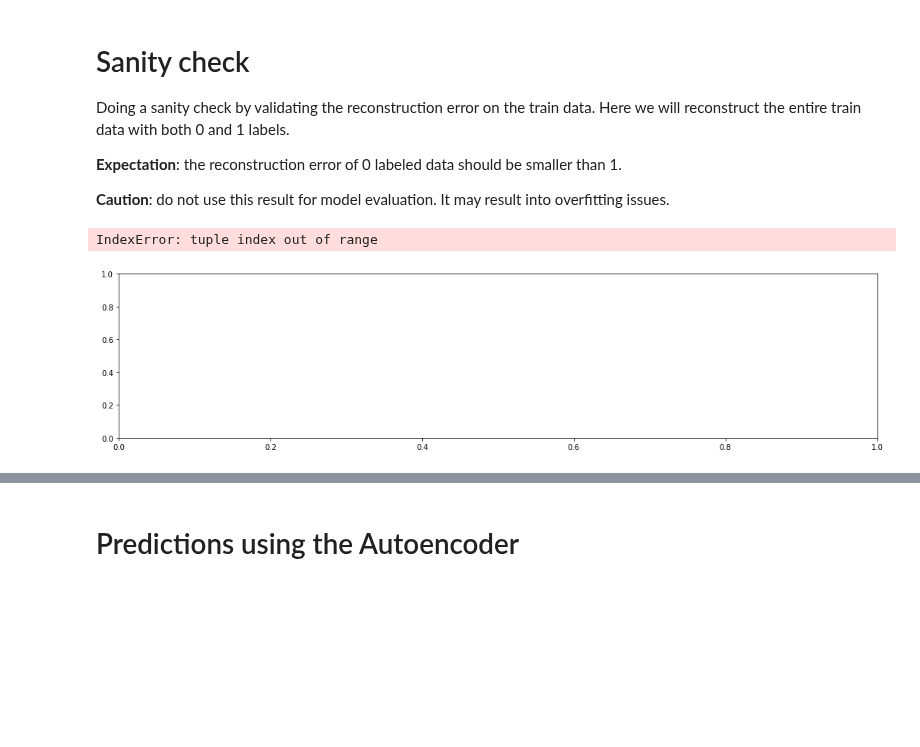
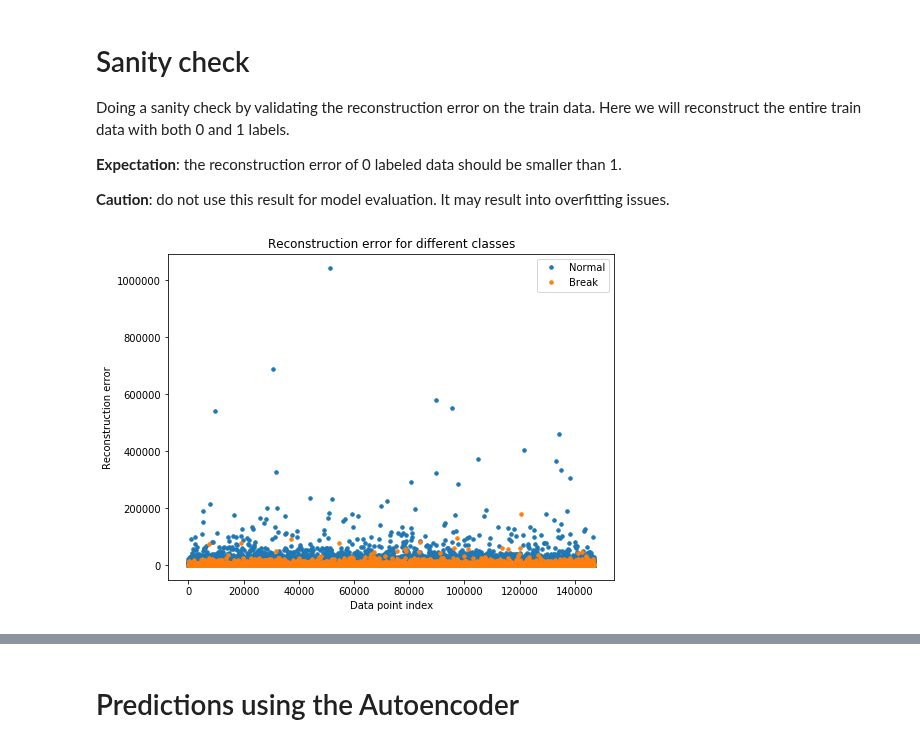
Before and after one commit to francovm/SSE, a Jupyter notebook: notebooks/13-LSTM-Autoencoder-Anomaly.ipynb, the cells around one changed output, grey strips where cells are left out. Drawn from its saved outputs; the diff is of its cells as text; code cells hidden in the pictures; blank space fills up the shorter version.

```diff
--- a/notebooks/13-LSTM-Autoencoder-Anomaly.ipynb
+++ b/notebooks/13-LSTM-Autoencoder-Anomaly.ipynb
@@ -294,24 +294,29 @@ Doing a sanity check by validating the reconstruction error on the train data. H
 **Expectation**: the reconstruction error of 0 labeled data should be smaller than 1.
 
 **Caution**: do not use this result for model evaluation. It may result into overfitting issues.
+# %%
+train_x_predictions = model.predict(X_train)
 # %%
-train_x_predictions = lstm_autoencoder.predict(X_train)
+# train_x_predictions = lstm_autoencoder.predict(X_train)
+
 mse = np.mean(np.power(flatten(X_train) - flatten(train_x_predictions), 2), axis=1)
 
 error_df = pd.DataFrame({'Reconstruction_error': mse,
                         'True_class': y_train.tolist()})
 
+# error_df = error_df.reset_index()
 groups = error_df.groupby('True_class')
+
 fig, ax = plt.subplots()
 
+# print(np.reshape(group.index,140681,1), group.Reconstruction_error)
 for name, group in groups:
-    ax.plot(group.index, group.Reconstruction_error, marker='o', ms=3.5, linestyle='',
-            label= "Break" if name == 1 else "Normal")
+    ax.plot(group.Reconstruction_error, marker='o', ms=3.5, linestyle='',label= "Break" if name == 1. else "Normal")
+
 ax.legend()
 plt.title("Reconstruction error for different classes")
 plt.ylabel("Reconstruction error")
 plt.xlabel("Data point index")
-plt.show();
+plt.show()
 # %% [output]
-IndexError: tuple index out of range
-[figure, old version]
+[figure, new version]
```
Also changed, not shown: parts of 15 cells of this notebook, 17 other files.
